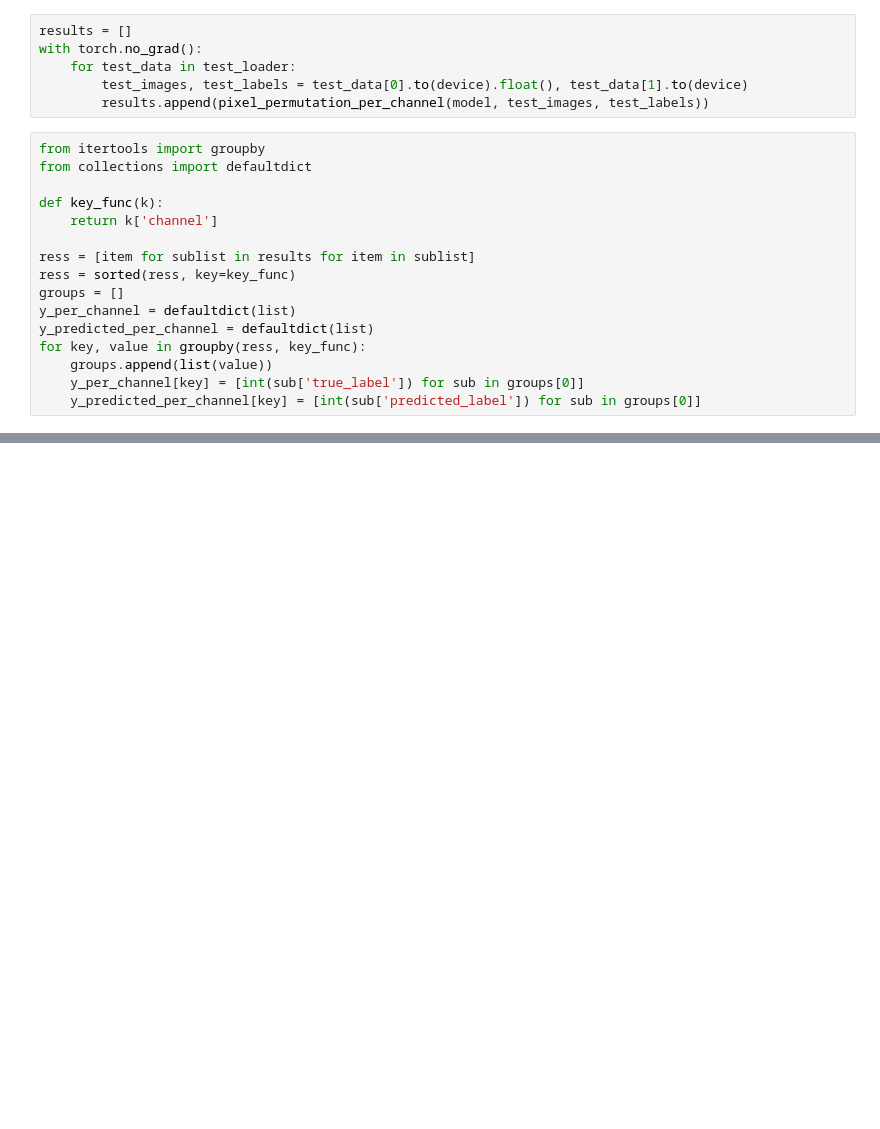
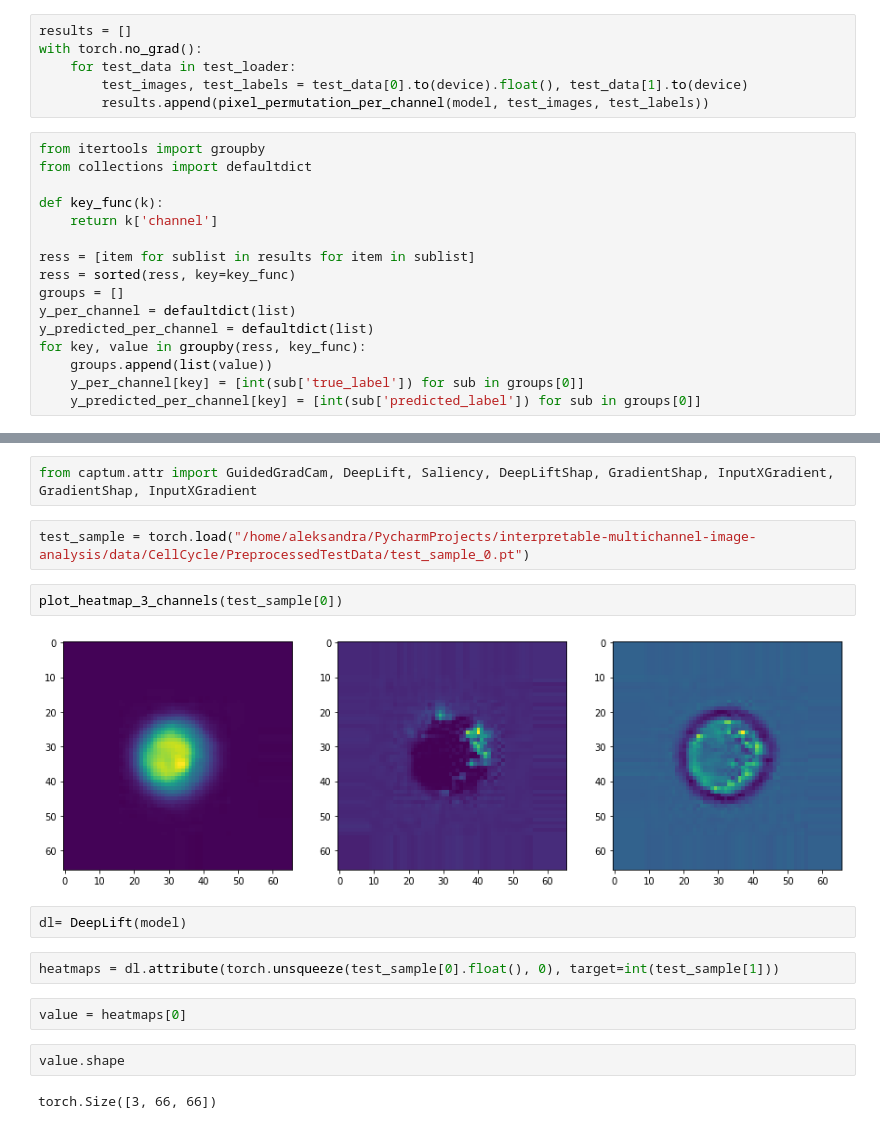
Before and after one commit to aliechoes/interpretable-multichannel-image-analysis, a Jupyter notebook: Jurkat_Cells_Dataset.ipynb, the cells around one changed output, grey strips where cells are left out. Cells and saved outputs as stored; diff of their text form; blank space fills up the shorter version.

```diff
--- a/Jurkat_Cells_Dataset.ipynb
+++ b/Jurkat_Cells_Dataset.ipynb
@@ -533,0 +704,18 @@ for (k,v), (k2,v2) in zip(y_per_channel.items(), y_predicted_per_channel.items()
+# %%
+from captum.attr import GuidedGradCam, DeepLift, Saliency, DeepLiftShap, GradientShap, InputXGradient, GradientShap, InputXGradient
+# %%
+test_sample = torch.load("/home/aleksandra/PycharmProjects/interpretable-multichannel-image-analysis/data/CellCycle/PreprocessedTestData/test_sample_0.pt")
+# %%
+plot_heatmap_3_channels(test_sample[0])
+# %% [output]
+[figure, added]
+# %%
+dl= DeepLift(model)
+# %%
+heatmaps = dl.attribute(torch.unsqueeze(test_sample[0].float(), 0), target=int(test_sample[1]))
+# %%
+value = heatmaps[0]
+# %%
+value.shape
+# %% [output]
+torch.Size([3, 66, 66])
```
Also changed, not shown: parts of 38 cells of this notebook.
